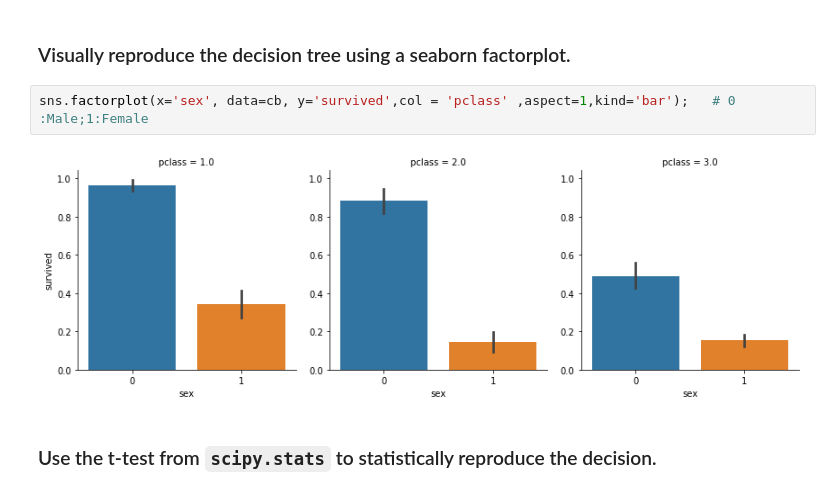
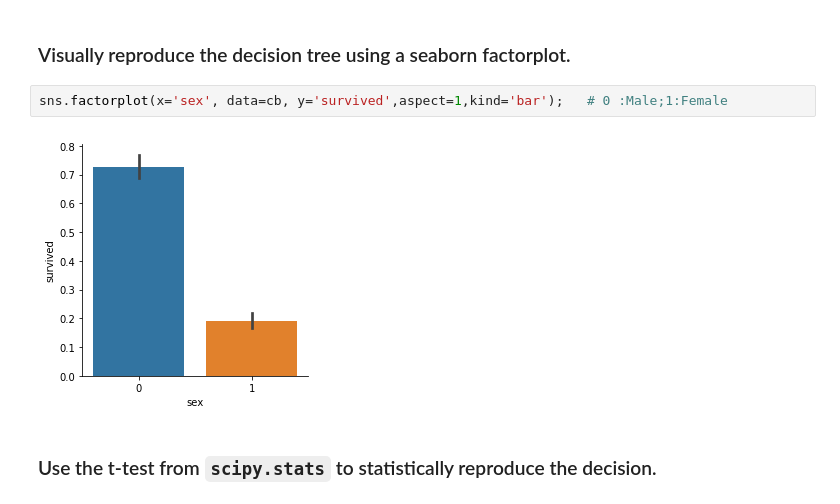
Before and after one commit to shraddhapatodi/Python_Assignments, a Jupyter notebook: Homework 6 - Stub.ipynb, the cells around one changed output. Drawn from its saved outputs; the diff is of its cells as text.

```diff
--- a/Homework 6 - Stub.ipynb
+++ b/Homework 6 - Stub.ipynb
@@ -265,9 +267,9 @@ ExecutableNotFound: failed to execute ['dot', '-Tsvg'], make sure the Graphviz e
 # %% [markdown]
 ### Visually reproduce the decision tree using a seaborn factorplot.
 # %%
-sns.factorplot(x='sex', data=cb, y='survived',col = 'pclass' ,aspect=1,kind='bar');   # 0 :Male;1:Female
+sns.factorplot(x='sex', data=cb, y='survived',aspect=1,kind='bar');   # 0 :Male;1:Female
 # %% [output]
-[figure, old version]
+[figure, new version]
 # %% [markdown]
 ### Use the t-test from `scipy.stats` to statistically reproduce the decision.
 # %%
```
Also changed, not shown: parts of 3 cells of this notebook.
